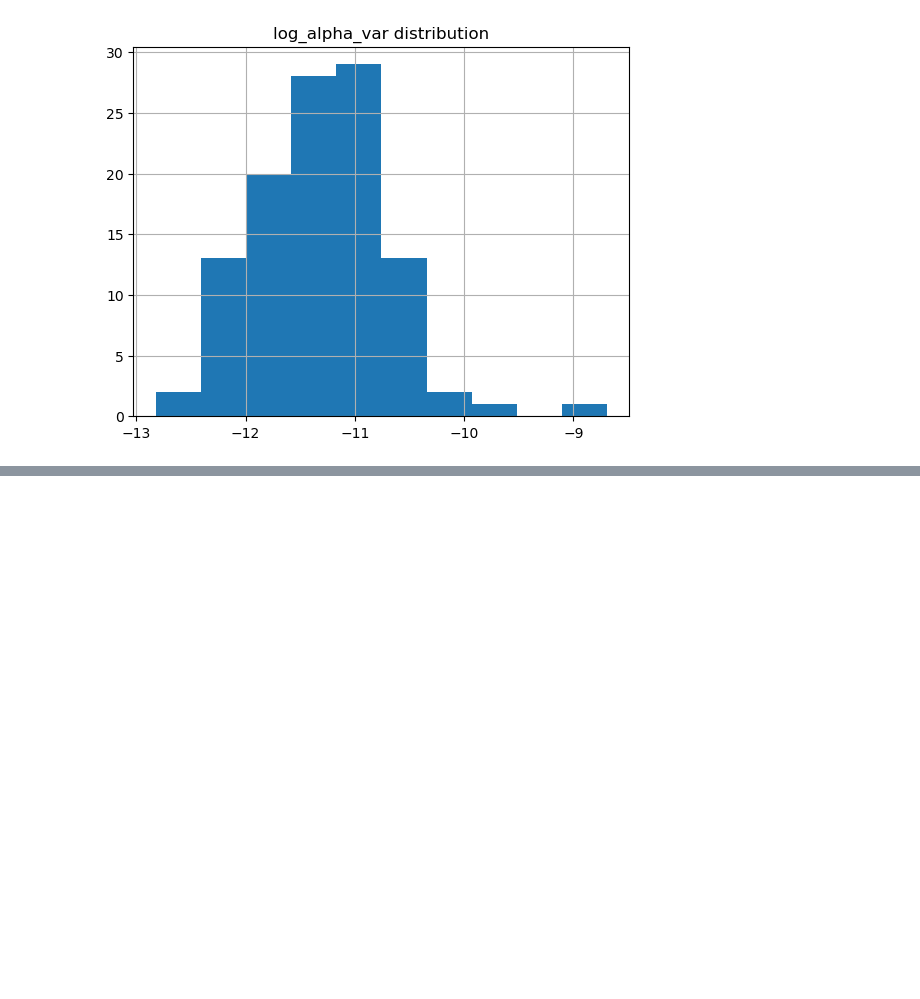
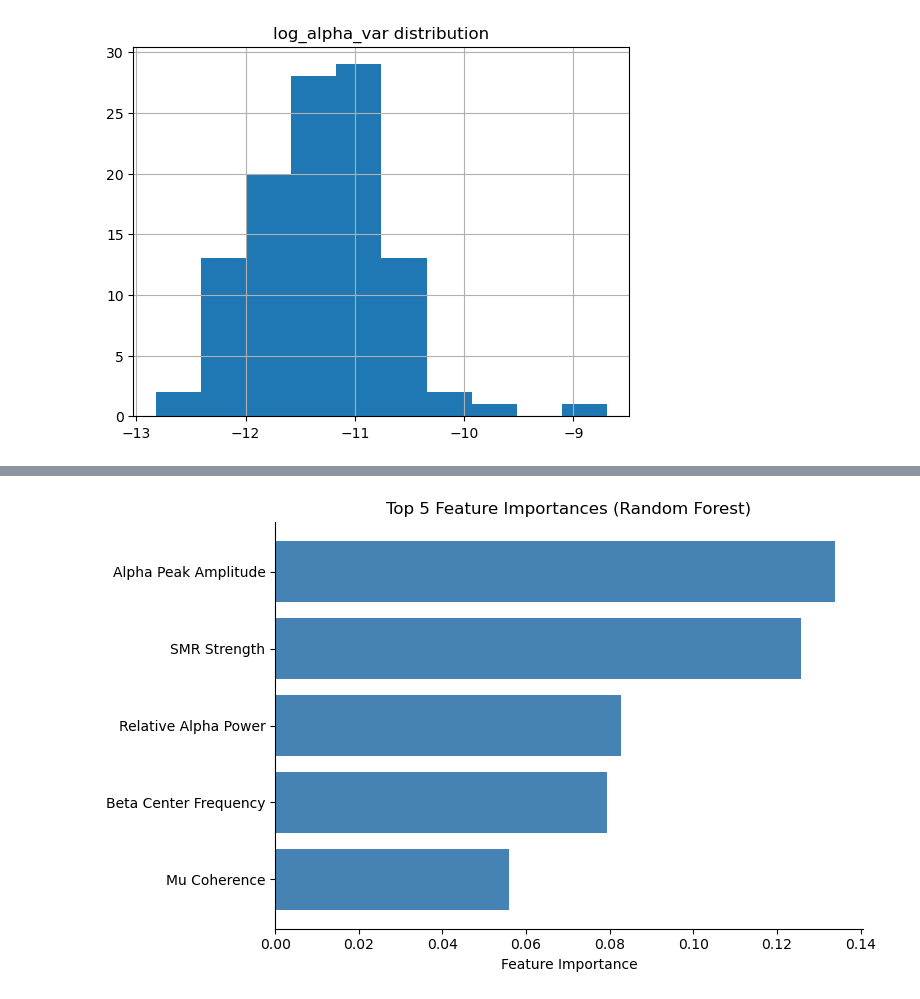
Before and after one commit to AL2024UCSD/EEG-Project, a Jupyter notebook: EDA_daniel.ipynb, the cells around one changed output, grey strips where cells are left out. Drawn from its saved outputs; the diff is of its cells as text; code cells hidden in the pictures; blank space fills up the shorter version.

Commit message:
RF and regularization models + more EDA

```diff
--- a/EDA_daniel.ipynb
+++ b/EDA_daniel.ipynb
@@ -398,0 +523,6 @@ plt.show()
+# %%
+# creating design matrix and label series
+
+features = [col for col in df_final.columns if ((col != 'bci_performance_labels') and (col != 'subject_id'))]
+X = df_final[features]
+y = df_final['bci_performance_labels']
@@ -398,0 +635,11 @@ plt.show()
+# %%
+model_rf = RandomForestClassifier(
+        n_estimators = 200,
+        max_depth = 4,
+        max_features = 5,
+        class_weight = 'balanced'
+    )
+model_rf.fit(X, y_class)
+
+importances = pd.Series(model_rf.feature_importances_, index=X.columns).sort_values(ascending=False)
+print(importances)
@@ -398,0 +667,37 @@ plt.show()
+# %%
+# feature importances
+name_map = {
+    'smr_strength_log': 'SMR Strength',
+    'IAF_c3': 'Individual Alpha Frequency (C3)',
+    'alpha_cv_log': 'Alpha Power CV',
+    'rpl_lower_beta_log': 'Relative Lower Beta Power',
+    'aperiodic_exp_log': 'Aperiodic Exponent',
+    'rpl_alpha_log': 'Relative Alpha Power',
+    'alpha_var_log': 'Alpha Power Variability',
+    'alpha_peak_amp': 'Alpha Peak Amplitude',
+    'beta_peak_amp': 'Beta Peak Amplitude',
+    'beta_center_freq': 'Beta Center Frequency',
+    'coherence_mu': 'Mu Coherence',
+    'coherence_low_beta': 'Lower Beta Coherence',
+    'coherence_upper_beta': 'Upper Beta Coherence',
+    'coherence_beta': 'Beta Coherence',
+    'rpl_upper_beta_log': 'Relative Upper Beta Power',
+    'tar_log': 'Theta-Alpha Ratio',
+    'lzc_avg_log': 'Lempel-Ziv Complexity',
+    'pse_avg_log': 'Power Spectral Entropy',
+    'has_IAF_c3': 'Has Alpha Peak (C3)'
+}
+
+top5 = importances.head(5)
+top5_renamed = top5.rename(index=name_map)
+
+fig, ax = plt.subplots(figsize=(8, 5))
+ax.barh(top5_renamed.index[::-1], top5_renamed.values[::-1], color='steelblue')
+ax.set_xlabel('Feature Importance')
+ax.set_title('Top 5 Feature Importances (Random Forest)')
+ax.spines['top'].set_visible(False)
+ax.spines['right'].set_visible(False)
+plt.tight_layout()
+plt.show()
+# %% [output]
+[figure, added]
```
Also changed, not shown: parts of 28 cells of this notebook.
